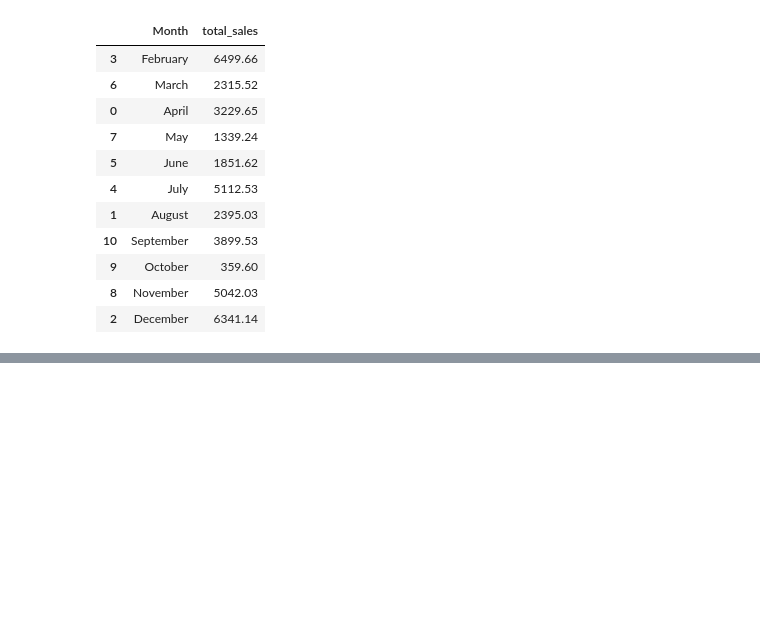
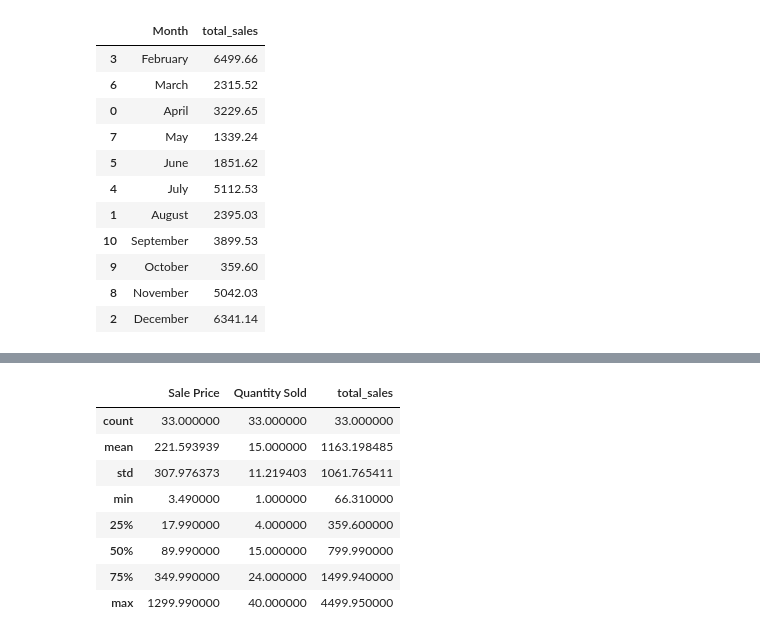
Before and after one commit to wenjia-knight/CFG-MOOC-Data-Project, a Jupyter notebook: MOOC project.ipynb, the cells around one changed output, grey strips where cells are left out. Cells and saved outputs as stored; diff of their text form; code cells hidden in the pictures; blank space fills up the shorter version.

```diff
--- a/MOOC project.ipynb
+++ b/MOOC project.ipynb
@@ -170,0 +169,13 @@ plt.show()
+# %%
+# Calculate additional metrics (e.g. median sale price, standard deviation of sale prices)
+df_sales.describe()
+# %% [output]
+|  | Sale Price | Quantity Sold | total_sales |
+| count | 33.000000 | 33.000000 | 33.000000 |
+| mean | 221.593939 | 15.000000 | 1163.198485 |
+| std | 307.976373 | 11.219403 | 1061.765411 |
+| min | 3.490000 | 1.000000 | 66.310000 |
+| 25% | 17.990000 | 4.000000 | 359.600000 |
+| 50% | 89.990000 | 15.000000 | 799.990000 |
+| 75% | 349.990000 | 24.000000 | 1499.940000 |
+| max | 1299.990000 | 40.000000 | 4499.950000 |
```
Also changed, not shown: parts of 4 cells of this notebook, 1 other file.
